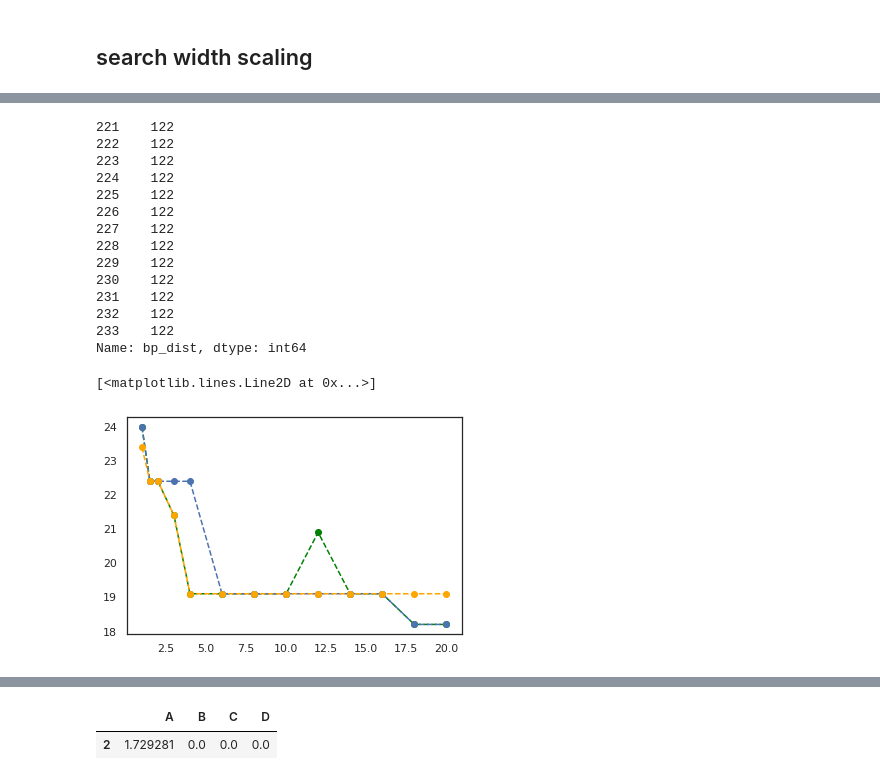
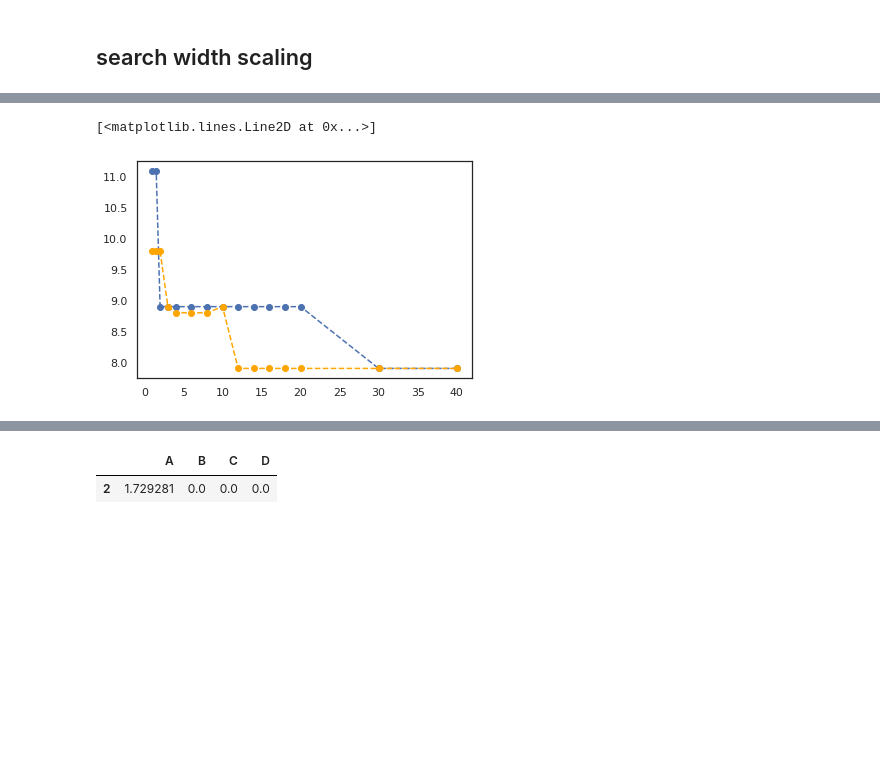
Before and after one commit to maxf-at/findpath_cpp, a Jupyter notebook: benchmarks.ipynb, the cells around one changed output, grey strips where cells are left out. Saved outputs shown, nothing was run; the diff lists cells and outputs as text; code cells hidden in the pictures; blank space fills up the shorter version.

```diff
--- a/benchmarks.ipynb
+++ b/benchmarks.ipynb
@@ -378,40 +508,24 @@ df[df["old_merge_results"]>df["py_results"]]
 # %%
 prefix = r"./results/"
 
-filename = r"sw_scaling_local_min_300_multiple_sections_min10.csv"
+filename = r"400_15_sw_scaling_local_min_400_multiple_sections_min10.csv"
+# filename = r"400_51_sw_scaling_local_min_400_multiple_sections_min10.csv"
+# filename = r"16_sw_scaling_local_min_300_multiple_sections_min10.csv"
+# filename = r"17_sw_scaling_local_min_300_multiple_sections_min10.csv"
 
 df = pd.read_csv(prefix+filename)
 # df = pd.DataFrame()
 
 df
 markers = {"Lunch": "s", "Dinner": "X"}
 
-#23
-
-
-df = df[df["i"]==17]
+# df = df[df["i"]==17]
 # sns.scatterplot(data=df, x="search_width_multiplier", y="py_results", markers="X")
 # sns.scatterplot(data=df, x="search_width_multiplier", y="new_merge_results")
-print (df["bp_dist"])
 
-plt.plot(df["search_width_multiplier"], df["mp_results"], linestyle='--', marker='o', color='green')
+# plt.plot(df["search_width_multiplier"], df["mp_results"], linestyle='--', marker='o', color='green')
 plt.plot(df["search_width_multiplier"], df["py_results"], linestyle='--', marker='o', color='b')
 plt.plot(df["search_width_multiplier"], df["new_merge_results"], linestyle='--', marker='o', color='orange')
-# plt.plot(df["search_width_multiplier"], df["old_merge_results"], linestyle='--', marker='o', color='red')
 # %% [output]
-221    122
-222    122
-223    122
-224    122
-225    122
-226    122
-227    122
-228    122
-229    122
-230    122
-231    122
-232    122
-233    122
-Name: bp_dist, dtype: int64
+[<matplotlib.lines.Line2D at 0x...>]
-[<matplotlib.lines.Line2D at 0x...>]
-[figure, old version]
+[figure, new version]
```
Also changed, not shown: parts of 18 cells of this notebook, 13 other files.
